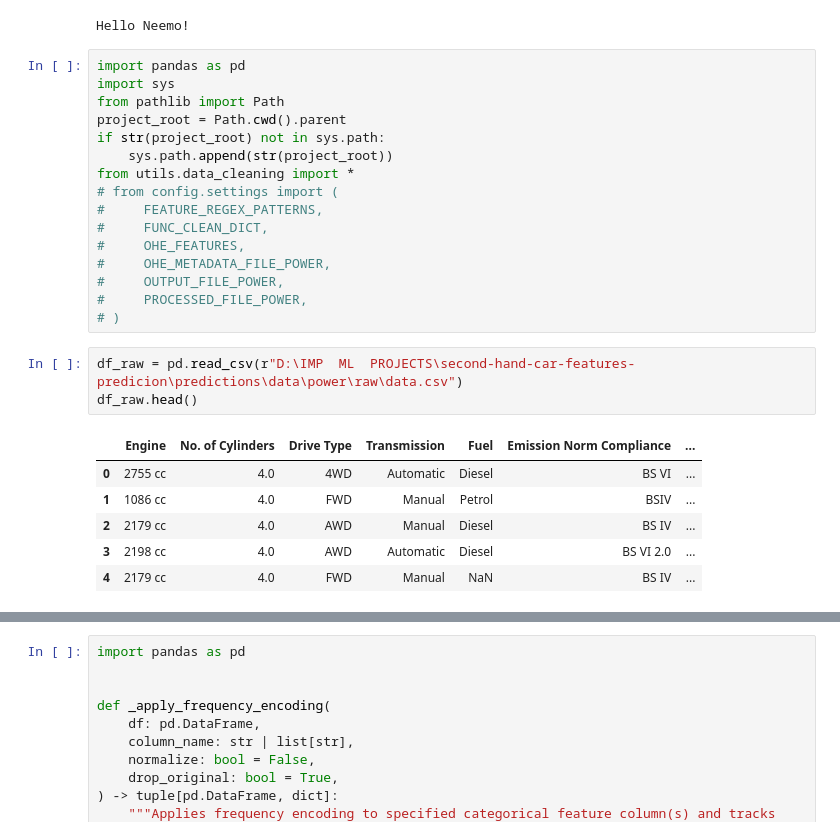
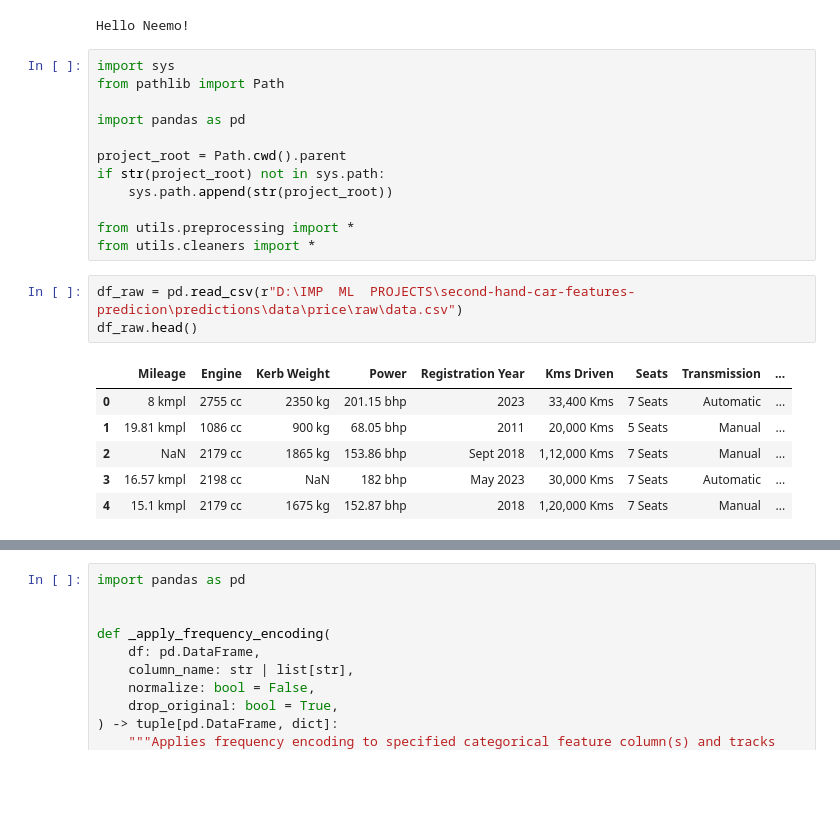
Before and after one commit to SumanGouda/predict-used-car-features, a Jupyter notebook: predictions/00_analysis.ipynb, the cells around one changed output, grey strips where cells are left out. Drawn from its saved outputs; the diff is of its cells as text; blank space fills up the shorter version.

Commit message:
Added the price prediction model and input pipeline

```diff
--- a/predictions/00_analysis.ipynb
+++ b/predictions/00_analysis.ipynb
@@ -3,28 +3,24 @@ print("Hello Neemo!")
 # %% [output]
 Hello Neemo!
 # %%
-import pandas as pd
 import sys
 from pathlib import Path
+
+import pandas as pd
+
 project_root = Path.cwd().parent
 if str(project_root) not in sys.path:
     sys.path.append(str(project_root))
-from utils.data_cleaning import *
-# from config.settings import (
-#     FEATURE_REGEX_PATTERNS,
-#     FUNC_CLEAN_DICT,
-#     OHE_FEATURES,
-#     OHE_METADATA_FILE_POWER,
-#     OUTPUT_FILE_POWER,
-#     PROCESSED_FILE_POWER,
-# )
+
+from utils.preprocessing import *
+from utils.cleaners import *
 # %%
-df_raw = pd.read_csv(r"D:\IMP  ML  PROJECTS\second-hand-car-features-predicion\predictions\data\power\raw\data.csv")
+df_raw = pd.read_csv(r"D:\IMP  ML  PROJECTS\second-hand-car-features-predicion\predictions\data\price\raw\data.csv")
 df_raw.head()
 # %% [output]
-|  | Engine | No. of Cylinders | Drive Type | Transmission | Fuel | Emission Norm Compliance | ... |
-| 0 | 2755 cc | 4.0 | 4WD | Automatic | Diesel | BS VI | ... |
-| 1 | 1086 cc | 4.0 | FWD | Manual | Petrol | BSIV | ... |
-| 2 | 2179 cc | 4.0 | AWD | Manual | Diesel | BS IV | ... |
-| 3 | 2198 cc | 4.0 | AWD | Automatic | Diesel | BS VI 2.0 | ... |
-| 4 | 2179 cc | 4.0 | FWD | Manual | NaN | BS IV | ... |
+|  | Mileage | Engine | Kerb Weight | Power | Registration Year | Kms Driven | Seats | Transmission | ... |
+| 0 | 8 kmpl | 2755 cc | 2350 kg | 201.15 bhp | 2023 | 33,400 Kms | 7 Seats | Automatic | ... |
+| 1 | 19.81 kmpl | 1086 cc | 900 kg | 68.05 bhp | 2011 | 20,000 Kms | 5 Seats | Manual | ... |
+| 2 | NaN | 2179 cc | 1865 kg | 153.86 bhp | Sept 2018 | 1,12,000 Kms | 7 Seats | Manual | ... |
+| 3 | 16.57 kmpl | 2198 cc | NaN | 182 bhp | May 2023 | 30,000 Kms | 7 Seats | Automatic | ... |
+| 4 | 15.1 kmpl | 2179 cc | 1675 kg | 152.87 bhp | 2018 | 1,20,000 Kms | 7 Seats | Manual | ... |
```
Also changed, not shown: parts of 10 cells of this notebook, 18 other files.
